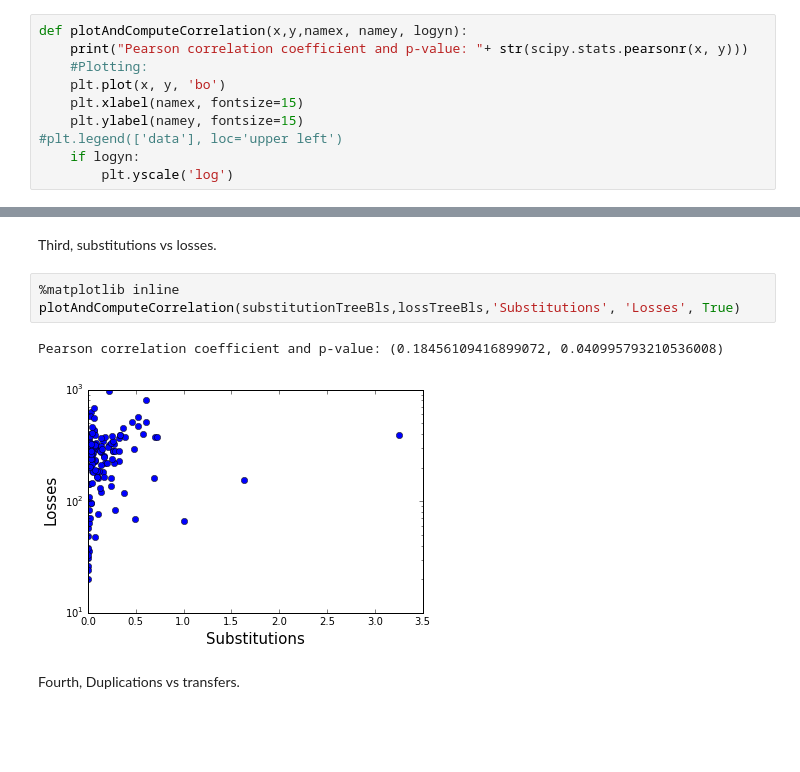
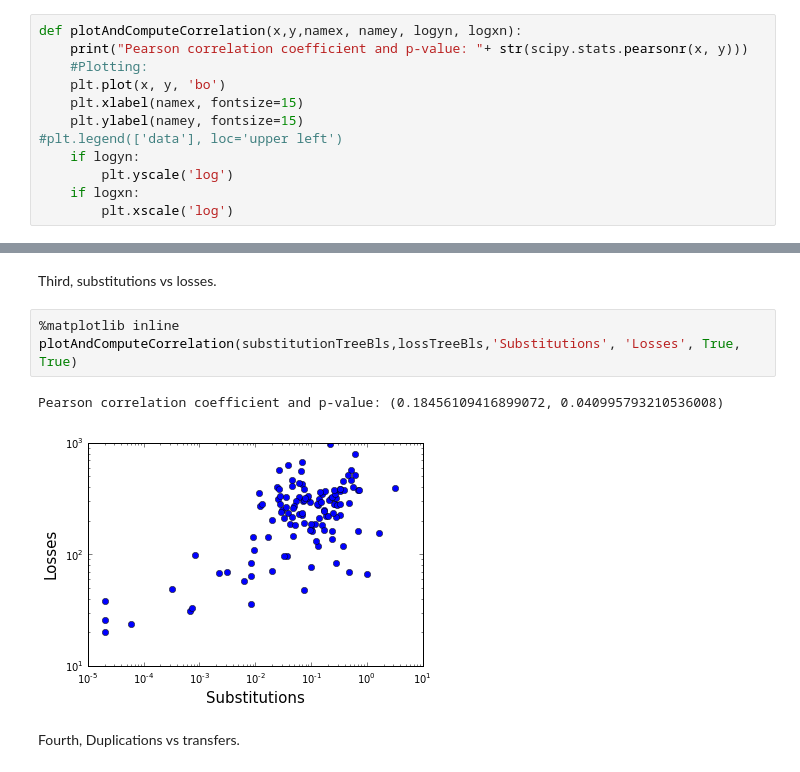
Before and after one commit to Boussau/Notebooks, a Jupyter notebook: Comparing branch lengths across species trees.ipynb, the cells around one changed output, grey strips where cells are left out. Saved outputs shown, nothing was run; the diff lists cells and outputs as text; blank space fills up the shorter version.

```diff
--- a/Comparing branch lengths across species trees.ipynb
+++ b/Comparing branch lengths across species trees.ipynb
@@ -52,7 +52,7 @@ lossTreeBls = extractBranchLengths(lossTree)
 # %% [markdown]
 ### And we plot the correlations between branch lengths
 # %%
-def plotAndComputeCorrelation(x,y,namex, namey, logyn):
+def plotAndComputeCorrelation(x,y,namex, namey, logyn, logxn):
     print("Pearson correlation coefficient and p-value: "+ str(scipy.stats.pearsonr(x, y)))
     #Plotting:
     plt.plot(x, y, 'bo')
@@ -61,6 +61,8 @@ def plotAndComputeCorrelation(x,y,namex, namey, logyn):
 #plt.legend(['data'], loc='upper left')
     if logyn:
         plt.yscale('log')
+    if logxn:
+        plt.xscale('log')
 # %% [markdown]
 First, substitutions vs duplications
 # %%
@@ -83,10 +85,10 @@ Pearson correlation coefficient and p-value: (0.22644382451896525, 0.01178405091
 Third, substitutions vs losses.
 # %%
 %matplotlib inline
-plotAndComputeCorrelation(substitutionTreeBls,lossTreeBls,'Substitutions', 'Losses', True)
+plotAndComputeCorrelation(substitutionTreeBls,lossTreeBls,'Substitutions', 'Losses', True, True)
 # %% [output]
 Pearson correlation coefficient and p-value: (0.18456109416899072, 0.040995793210536008)
-[figure, old version]
+[figure, new version]
 # %% [markdown]
 Fourth, Duplications vs transfers.
 # %%
```
Also changed, not shown: parts of 4 cells of this notebook.
